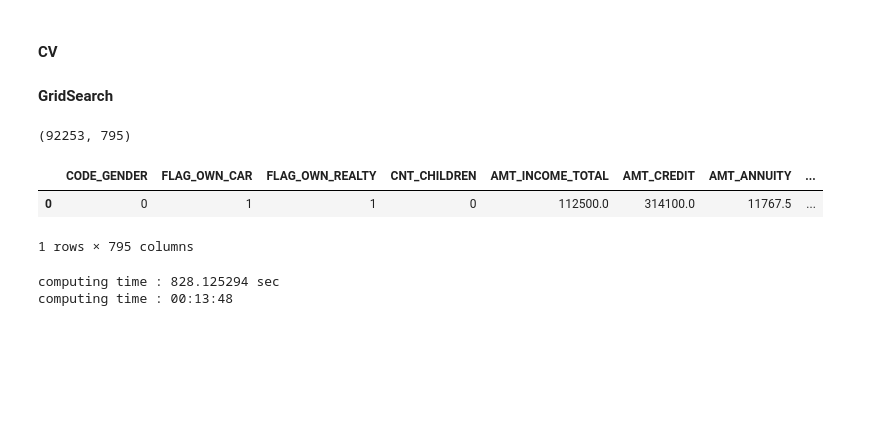
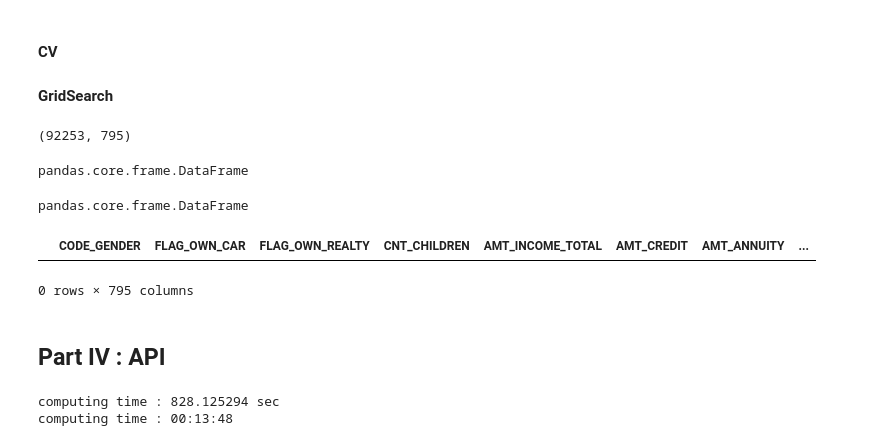
Before and after one commit to oumeima-elgharbi/P7_Data_Science_OpenClassrooms, a Jupyter notebook: P7_03_prediction.ipynb, the cells around one changed output. Saved outputs shown, nothing was run; the diff lists cells and outputs as text; code cells hidden in the pictures; blank space fills up the shorter version.

```diff
--- a/P7_03_prediction.ipynb
+++ b/P7_03_prediction.ipynb
@@ -223,8 +223,23 @@ X_test.shape
 # %% [output]
 (92253, 795)
 # %%
-X_test.head(1)
+one_query = X_test.head(1)
-# %% [output]
-|  | CODE_GENDER | FLAG_OWN_CAR | FLAG_OWN_REALTY | CNT_CHILDREN | AMT_INCOME_TOTAL | AMT_CREDIT | AMT_ANNUITY | ... |
-| 0 | 0 | 1 | 1 | 0 | 112500.0 | 314100.0 | 11767.5 | ... |
-1 rows × 795 columns
+# %%
+type(one_query)
+# %% [output]
+pandas.core.frame.DataFrame
+# %%
+one_query_ = X_test.iloc[[0]] # to select the first row as a DataFrame
+# %%
+type(one_query_)
+# %% [output]
+pandas.core.frame.DataFrame
+# %%
+t = pd.concat([one_query, one_query_]).drop_duplicates(keep=False)
+# %%
+t
+# %% [output]
+|  | CODE_GENDER | FLAG_OWN_CAR | FLAG_OWN_REALTY | CNT_CHILDREN | AMT_INCOME_TOTAL | AMT_CREDIT | AMT_ANNUITY | ... |
+0 rows × 795 columns
+# %% [markdown]
+## Part IV : API
```
Also changed, not shown: parts of 1 cell of this notebook, 4 other files.
